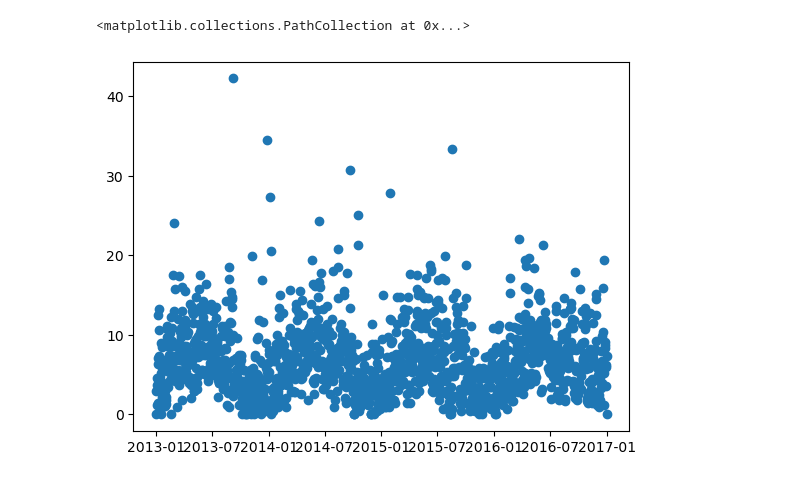
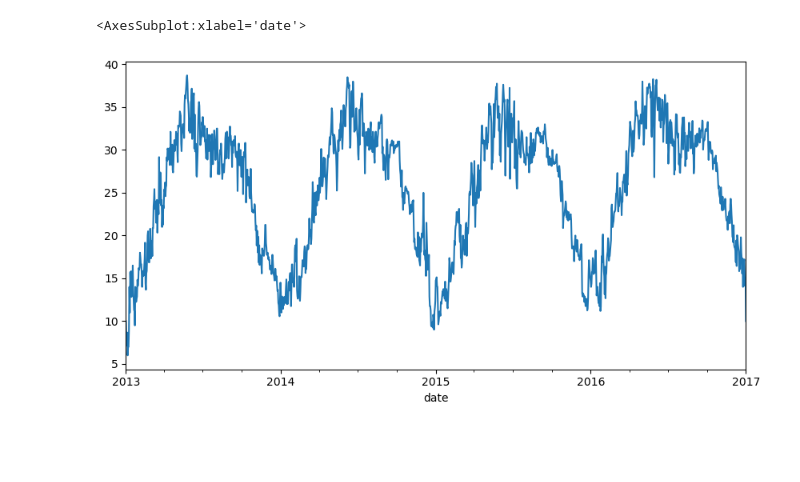
Before and after one commit to CruddyInstance/time_series_prediction, a Jupyter notebook: Climate Change Timeseries.ipynb, the cells around one changed output. Saved outputs shown, nothing was run; the diff lists cells and outputs as text; code cells hidden in the pictures; blank space fills up the shorter version.

```diff
--- a/Climate Change Timeseries.ipynb
+++ b/Climate Change Timeseries.ipynb
@@ -52,5 +30,5 @@ plt.scatter(train.index, train["humidity"])
-# %%
-plt.scatter(train.index, train["wind_speed"])
-# %% [output]
-<matplotlib.collections.PathCollection at 0x...>
-[figure, removed]
+# %%
+train['meantemp'].plot(figsize=(10,5))
+# %% [output]
+<AxesSubplot:xlabel='date'>
+[figure, added]
```
Also changed, not shown: parts of 12 cells of this notebook.
